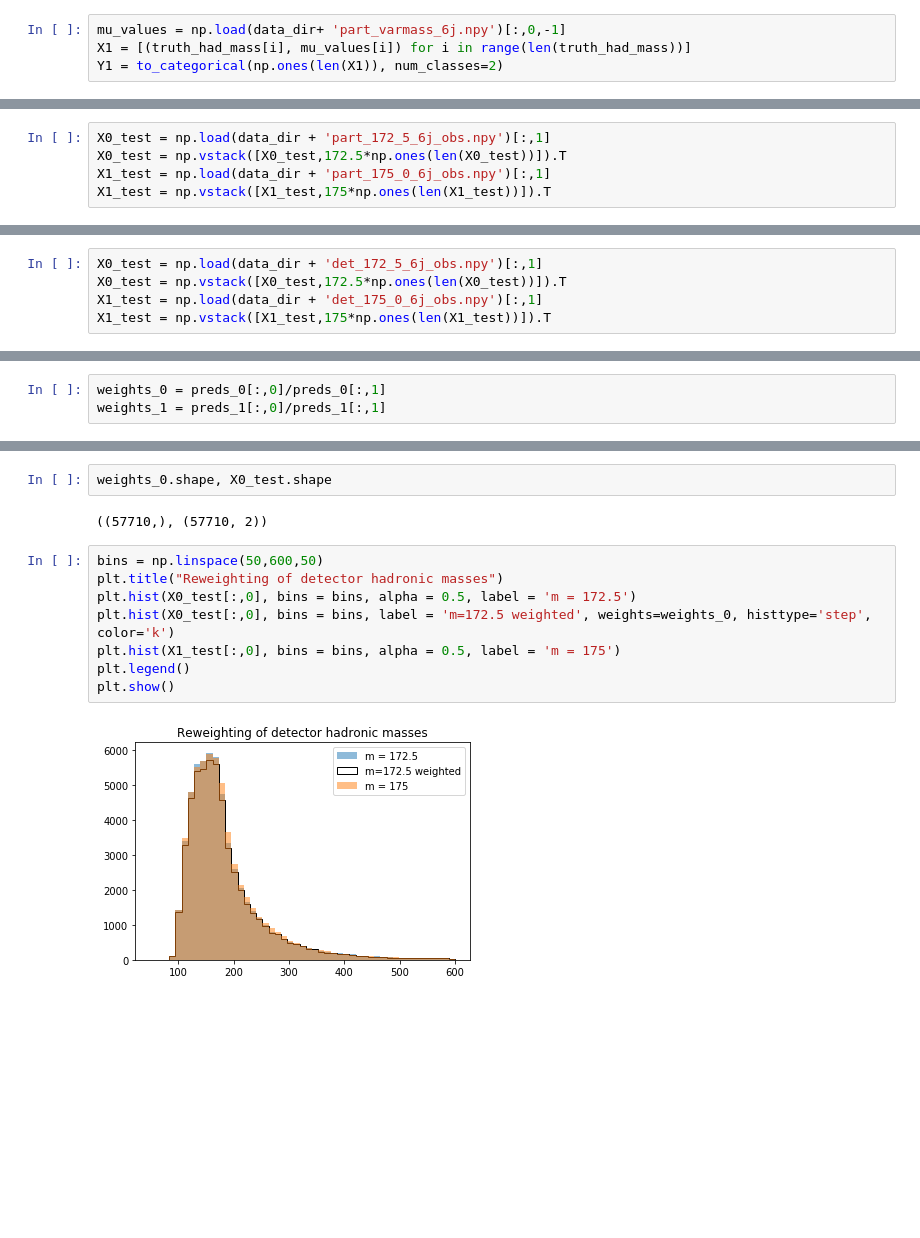
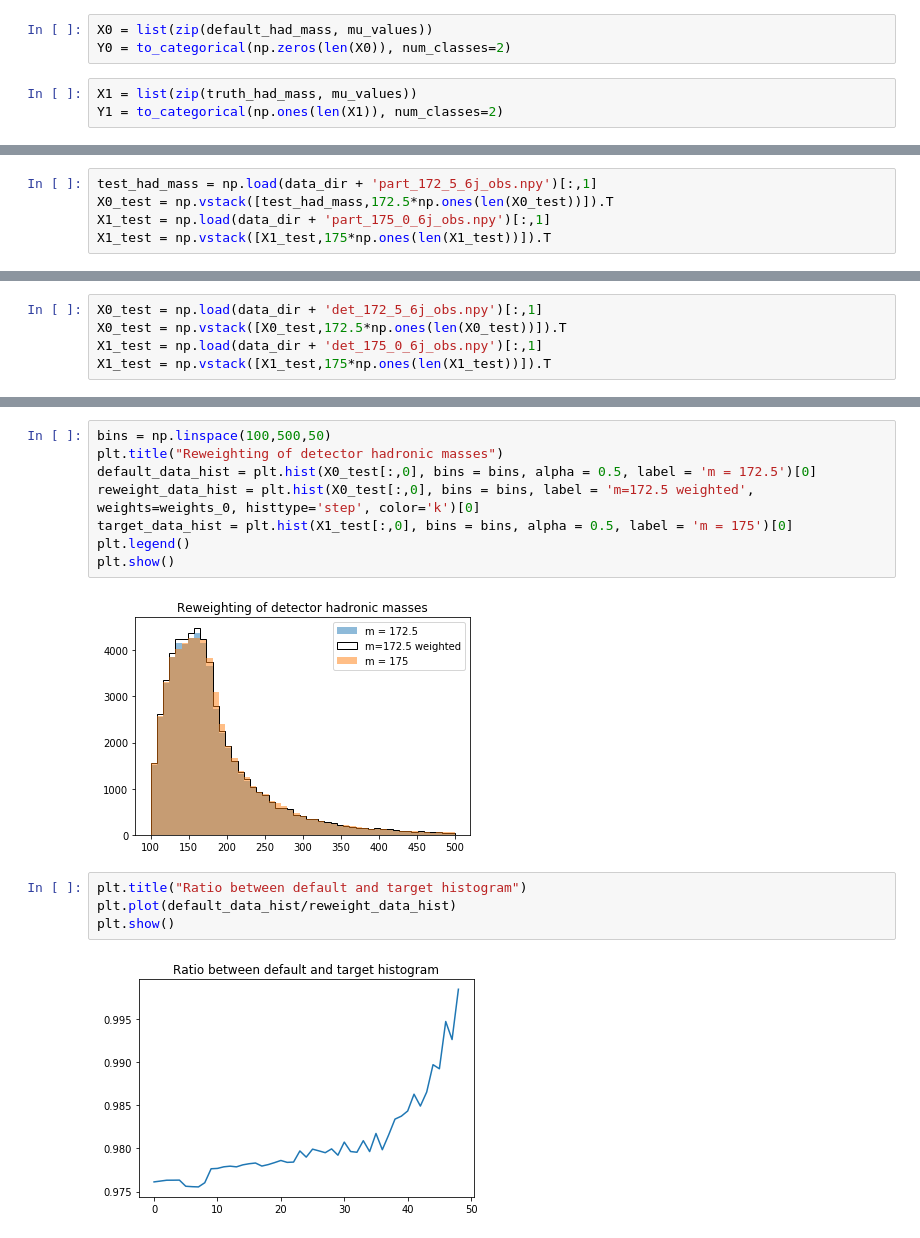
Before and after one commit to cha-suaysom/DCTREventGeneration, a Jupyter notebook: top_mass_reweighting.ipynb, the cells around one changed output, grey strips where cells are left out. Drawn from its saved outputs; the diff is of its cells as text; blank space fills up the shorter version.

```diff
--- a/top_mass_reweighting.ipynb
+++ b/top_mass_reweighting.ipynb
@@ -75,6 +77,8 @@ Y0 = to_categorical(np.zeros(len(X0)), num_classes=2)
+# %%
+X0 = list(zip(default_had_mass, mu_values))
+Y0 = to_categorical(np.zeros(len(X0)), num_classes=2)
 # %%
-mu_values = np.load(data_dir+ 'part_varmass_6j.npy')[:,0,-1]
-X1 = [(truth_had_mass[i], mu_values[i]) for i in range(len(truth_had_mass))]
+X1 = list(zip(truth_had_mass, mu_values))
 Y1 = to_categorical(np.ones(len(X1)), num_classes=2)
 # %%
 X = np.concatenate((X0, X1))
@@ -121,6 +140,6 @@ Epoch 20/20
 # %%
-X0_test = np.load(data_dir + 'part_172_5_6j_obs.npy')[:,1]
-X0_test = np.vstack([X0_test,172.5*np.ones(len(X0_test))]).T
+test_had_mass = np.load(data_dir + 'part_172_5_6j_obs.npy')[:,1]
+X0_test = np.vstack([test_had_mass,172.5*np.ones(len(X0_test))]).T
 X1_test = np.load(data_dir + 'part_175_0_6j_obs.npy')[:,1]
 X1_test = np.vstack([X1_test,175*np.ones(len(X1_test))]).T
 # %%
@@ -166,3 +198,0 @@ preds_1 = dctr_model.predict(X1_test, batch_size=1000)
-# %%
-weights_0 = preds_0[:,0]/preds_0[:,1]
-weights_1 = preds_1[:,0]/preds_1[:,1]
@@ -179,14 +199,16 @@ print(max(1/weights_1))
-# %%
-weights_0.shape, X0_test.shape
-# %% [output]
-((57710,), (57710, 2))
 # %%
-bins = np.linspace(50,600,50)
+bins = np.linspace(100,500,50)
 plt.title("Reweighting of detector hadronic masses")
-plt.hist(X0_test[:,0], bins = bins, alpha = 0.5, label = 'm = 172.5')
-plt.hist(X0_test[:,0], bins = bins, label = 'm=172.5 weighted', weights=weights_0, histtype='step', color='k')
-plt.hist(X1_test[:,0], bins = bins, alpha = 0.5, label = 'm = 175')
+default_data_hist = plt.hist(X0_test[:,0], bins = bins, alpha = 0.5, label = 'm = 172.5')[0]
+reweight_data_hist = plt.hist(X0_test[:,0], bins = bins, label = 'm=172.5 weighted', weights=weights_0, histtype='step', color='k')[0]
+target_data_hist = plt.hist(X1_test[:,0], bins = bins, alpha = 0.5, label = 'm = 175')[0]
 plt.legend()
 plt.show()
 # %% [output]
-[figure, old version]
+[figure, new version]
+# %%
+plt.title("Ratio between default and target histogram")
+plt.plot(default_data_hist/reweight_data_hist)
+plt.show()
+# %% [output]
+[figure, added]
```
Also changed, not shown: parts of 22 cells of this notebook.
